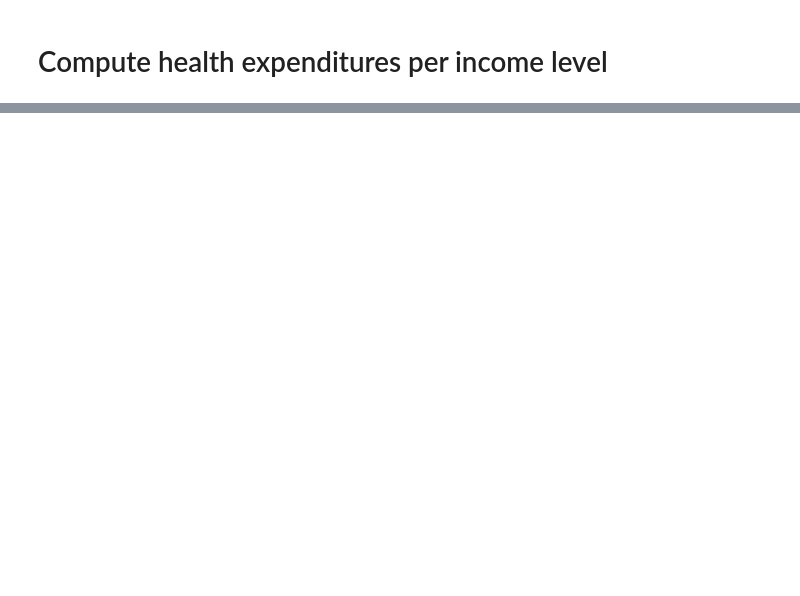
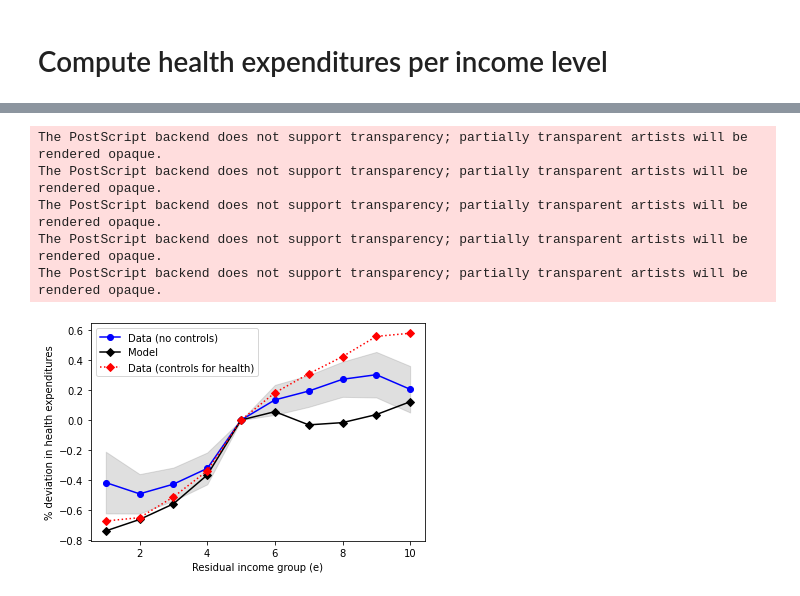
Before and after one commit to pcmichaud/agghealth_replicate, a Jupyter notebook: post/Figure D2 Health Spending by Income.ipynb, the cells around one changed output, grey strips where cells are left out. Drawn from its saved outputs; the diff is of its cells as text; code cells hidden in the pictures; blank space fills up the shorter version.

```diff
--- a/post/Figure D2 Health Spending by Income.ipynb
+++ b/post/Figure D2 Health Spending by Income.ipynb
@@ -244,0 +239,3 @@ plt.show()
+# %%
+model = wls('logm ~ ey10_1 +ey10_2 + ey10_3 + ey10_4 + ey10_6 + ey10_7 + ey10_8 + ey10_9 + ey10_10 + C(age) + C(yr)  + smoken + smokev + obese + diabe + stroke + hibpe + lunge + hearte + male',data=data,var_weights=np.asarray(data['perwt'])).fit()
+model.summary()
@@ -244,0 +275,6 @@ plt.show()
+# %%
+grad_m_data_h = model.params[['ey10_'+str(q) for q in range(1,11) if q!=5]]
+grad_m_data_h.index = [x for x in range(1,11) if x!=5]
+grad_m_data_h[5] = 0
+grad_m_data_h = grad_m_data_h.sort_index()
+grad_m_data_h
@@ -244,0 +293,10 @@ plt.show()
+# %%
+table = pd.DataFrame(index=[x for x in range(1,11)],columns=['sim','mean','se'])
+table['sim'] = grad_m_sim
+table['mean_h'] = grad_m_data_h
+table['mean'] = grad_m_data
+table['se'] = grad_m_data_se
+# %%
+table['up'] = table['mean'] + 1.96*table['se']
+table['low'] = table['mean'] - 1.96*table['se']
+table
@@ -244,0 +315,18 @@ plt.show()
+# %%
+fig, ax = plt.subplots()
+ax.plot(table.index,table['mean'],'-o',color='b',label='Data (no controls)')
+ax.fill_between(table.index, table['low'], table['up'], color='grey', alpha=.25)
+ax.plot(table.index,table['sim'],'-D',color='k',label='Model')
+ax.plot(table.index,table['mean_h'],'-D',color='r',linestyle=':',label='Data (controls for health)')
+plt.xlabel('Residual income group (e)')
+plt.ylabel('% deviation in health expenditures')
+plt.legend()
+plt.savefig('../figures/fig_d2_spending_by_income.eps', bbox_inches='tight',dpi=1200)
+plt.show()
+# %% [output]
+The PostScript backend does not support transparency; partially transparent artists will be rendered opaque.
+The PostScript backend does not support transparency; partially transparent artists will be rendered opaque.
+The PostScript backend does not support transparency; partially transparent artists will be rendered opaque.
+The PostScript backend does not support transparency; partially transparent artists will be rendered opaque.
+The PostScript backend does not support transparency; partially transparent artists will be rendered opaque.
+[figure, added]
```
Also changed, not shown: parts of 54 cells of this notebook, 8 other files.
